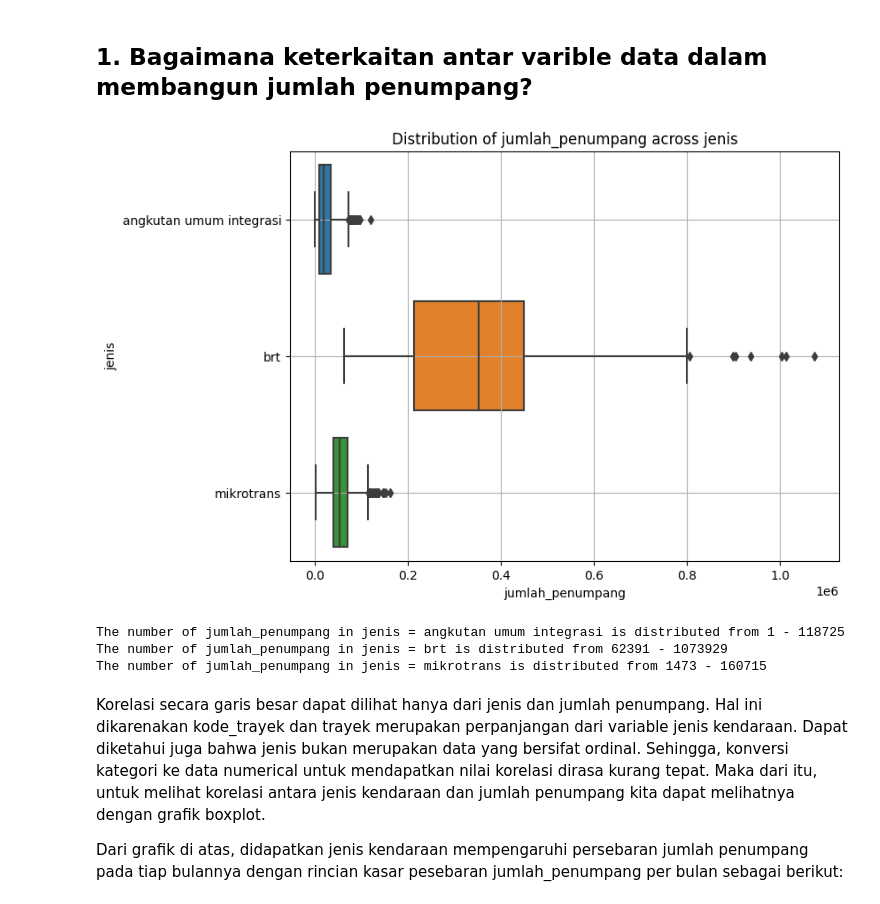
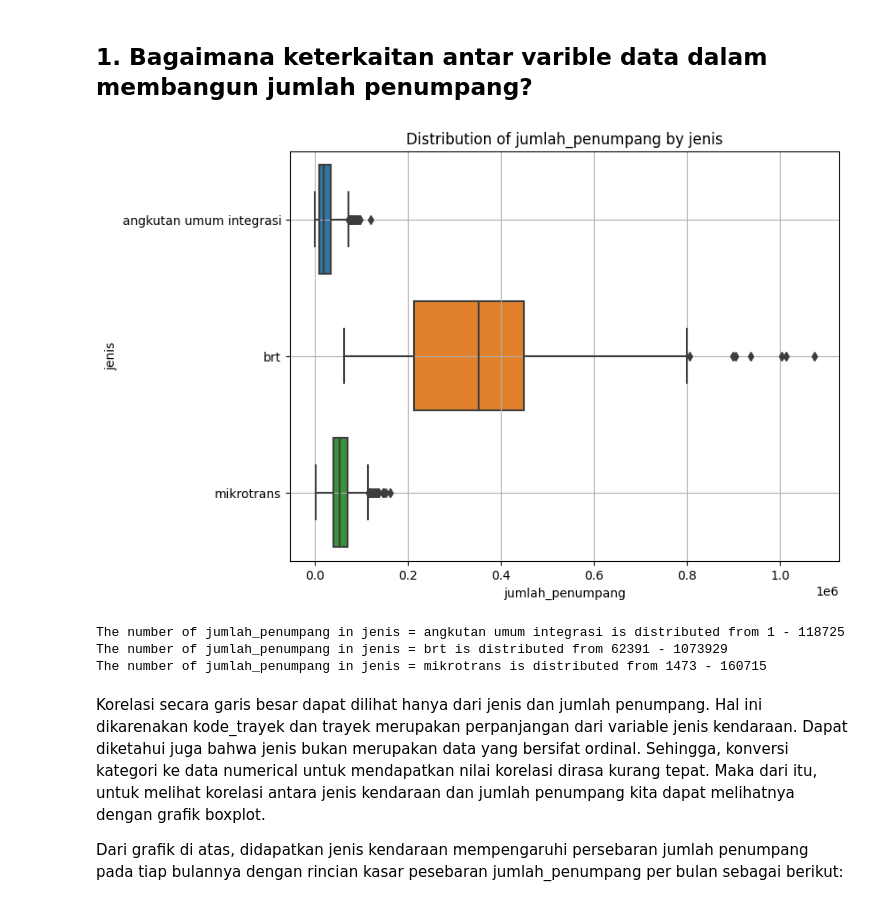
Before and after one commit to akbareza/DataScienceJourney, a Jupyter notebook: Modul 2/Capstone 2/TransJakartaPassengers2021Analysis.ipynb, the cells around one changed output. Cells and saved outputs as stored; diff of their text form; code cells hidden in the pictures.

```diff
--- a/Modul 2/Capstone 2/TransJakartaPassengers2021Analysis.ipynb
+++ b/Modul 2/Capstone 2/TransJakartaPassengers2021Analysis.ipynb
@@ -158,19 +158,19 @@ def outliersDetail(dataframe,field,detail=''):
 # %%
 plt.figure(figsize=(8, 6))
 sns.boxplot(y='jenis', x='jumlah_penumpang', data=df, orient='h')
 plt.grid()
 plt.xlabel('jumlah_penumpang')
 plt.ylabel('jenis')
-plt.title('Distribution of jumlah_penumpang across jenis')
+plt.title('Distribution of jumlah_penumpang by jenis')
 plt.show()
 
 for i in df['jenis'].unique():
     min = df[df['jenis']==i]['jumlah_penumpang'].min()
     max = df[df['jenis']==i]['jumlah_penumpang'].max()
 
     print(f'The number of jumlah_penumpang in jenis = {i} is distributed from {min} - {max}')
 # %% [output]
-[figure, old version]
+[figure, new version]
 The number of jumlah_penumpang in jenis = angkutan umum integrasi is distributed from 1 - 118725
 The number of jumlah_penumpang in jenis = brt is distributed from 62391 - 1073929
 The number of jumlah_penumpang in jenis = mikrotrans is distributed from 1473 - 160715
```
Also changed, not shown: parts of 4 cells of this notebook, 8 other files.
